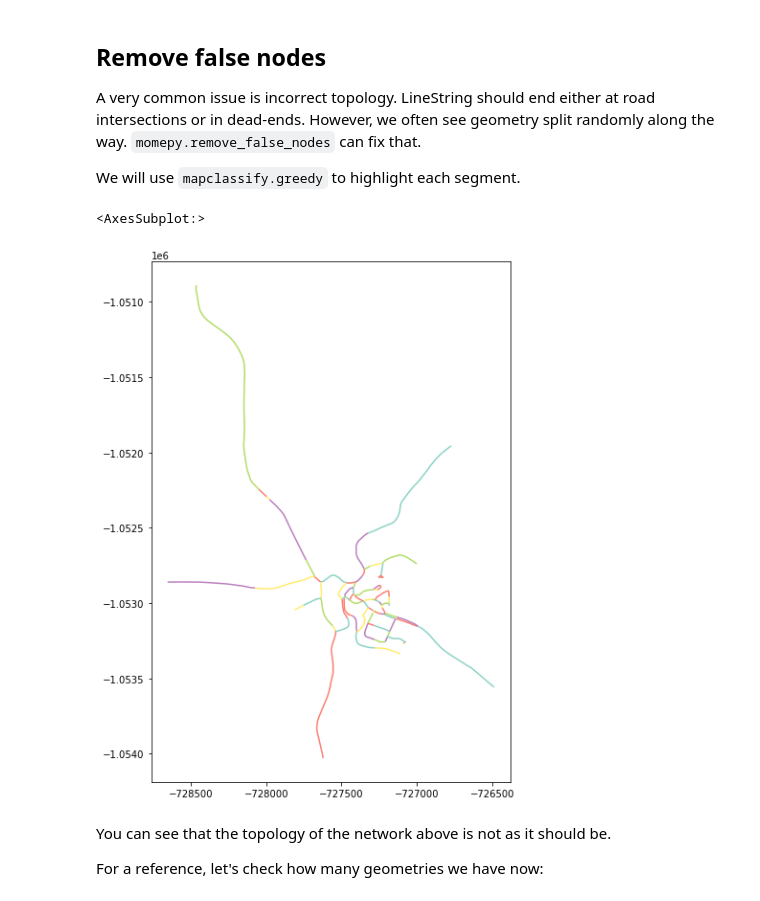
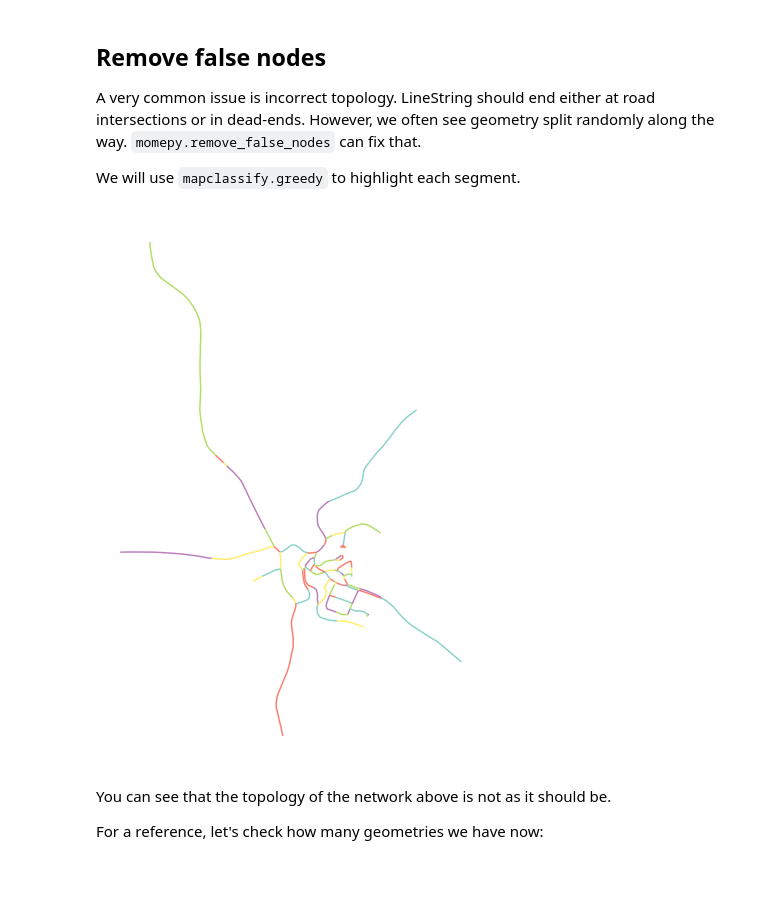
Before and after one commit to pysal/momepy, a Jupyter notebook: docs/user_guide/elements/preprocessing.ipynb, the cells around one changed output. Cells and saved outputs as stored; diff of their text form; code cells hidden in the pictures; blank space fills up the shorter version.

```diff
--- a/docs/user_guide/elements/preprocessing.ipynb
+++ b/docs/user_guide/elements/preprocessing.ipynb
@@ -51,10 +51,9 @@ from mapclassify import greedy
 # %%
 df = gpd.read_file(momepy.datasets.get_path('tests'), layer='broken_network')
 # %%
-df.plot(greedy(df), categorical=True, figsize=(10, 10), cmap="Set3")
+df.plot(greedy(df), categorical=True, figsize=(10, 10), cmap="Set3").set_axis_off()
 # %% [output]
-<AxesSubplot:>
-[figure, old version]
+[figure, new version]
 # %% [markdown]
 You can see that the topology of the network above is not as it should be.
 
```
Also changed, not shown: parts of 1 cell of this notebook.
